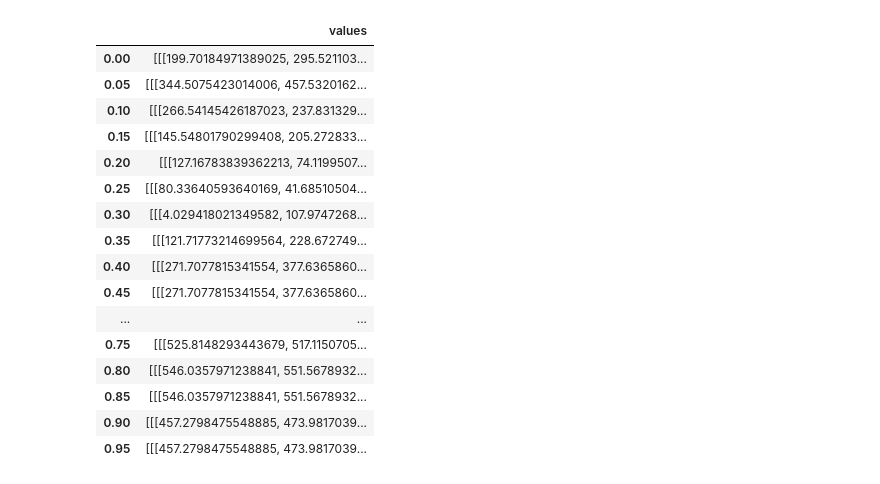
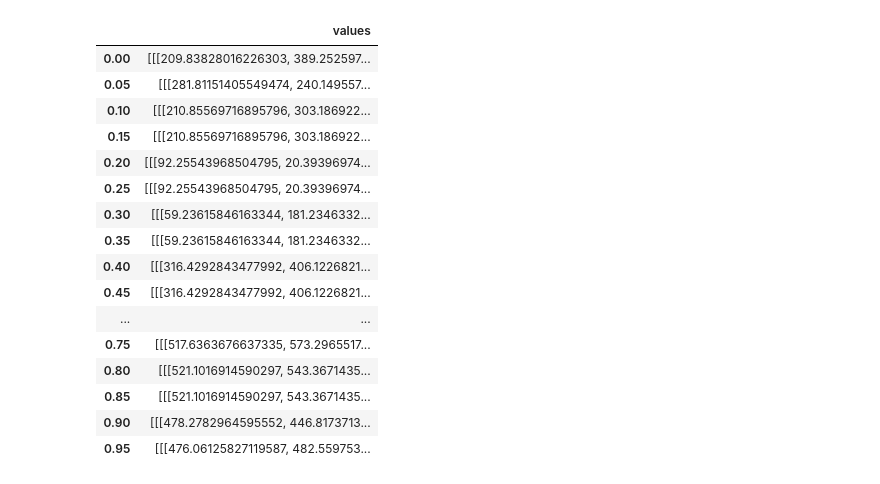
Before and after one commit to MaximilianHilbert/Bachelor-s-Thesis-CNNs, a Jupyter notebook: src/auswertung_hp.ipynb, the cells around one changed output. Saved outputs shown, nothing was run; the diff lists cells and outputs as text; code cells hidden in the pictures.

```diff
--- a/src/auswertung_hp.ipynb
+++ b/src/auswertung_hp.ipynb
@@ -5,57 +5,59 @@ import matplotlib.pyplot as plt
 import re
 import numpy as np
 # %%
-full_lst=os.listdir("evaluation_errors")
+path="evaluation_errors/current_state"
+full_lst=os.listdir(path)
 log_error_lst=[]
 noise_levels=[np.round(x, 2) for x in np.arange(0, 1.0, 1.0/20)]
 noise_df=pd.DataFrame(columns=["exp", "synth"], index=noise_levels)
 
 absolute_df=pd.DataFrame(columns=["values"], index=noise_levels)
 data_lst=[]
 for case in ["exp", "synth"]:
     for noise_level in noise_levels:
         log_error_lst=[]
         absolute_error_array_th=[]
         absolute_error_array_rh=[]
         absolute_error_array_sld=[]
         for filename in full_lst:
-            noise_matches=re.findall(f".*\_({noise_level}).*_logerror_{case}.csv$", filename)
+            noise_matches=re.findall(f".*\_({noise_level}).*_mse_errors_{case}.csv$", filename)
+
             if case=="exp":
                 absolute_matches_th=re.findall(f".*\_({noise_level}).*\_th.csv$", filename)
                 absolute_matches_rh=re.findall(f".*\_({noise_level}).*\_rh.csv$", filename)
                 absolute_matches_sld=re.findall(f".*\_({noise_level}).*\_sld.csv$", filename)
                 if absolute_matches_th:
-                    absolute_error_array_th.append(np.loadtxt(f"evaluation_errors/{filename}"))
+                    absolute_error_array_th.append(np.loadtxt(os.path.join(path, f"{filename}")))
                 if absolute_matches_rh:
-                    absolute_error_array_rh.append(np.loadtxt(f"evaluation_errors/{filename}"))
+                    absolute_error_array_rh.append(np.loadtxt(os.path.join(path, f"{filename}")))
                 if absolute_matches_sld:
-                    absolute_error_array_sld.append(np.loadtxt(f"evaluation_errors/{filename}"))
+                    absolute_error_array_sld.append(np.loadtxt(os.path.join(path, f"{filename}")))
             if noise_matches:
-                log_error_lst.append(np.loadtxt(f"evaluation_errors/{filename}"))
+                log_error_lst.append(np.loadtxt(os.path.join(path, f"{filename}")))
         noise_df.loc[noise_level, case]=log_error_lst
         if case=="exp":
 
             absolute_df.loc[noise_level, "values"]=[absolute_error_array_th, absolute_error_array_rh, absolute_error_array_sld]
 
 absolute_df
 # %% [output]
 |  | values |
-| 0.00 | [[[199.70184971389025, 295.521103... |
-| 0.05 | [[[344.5075423014006, 457.5320162... |
-| 0.10 | [[[266.54145426187023, 237.831329... |
-| 0.15 | [[[145.54801790299408, 205.272833... |
-| 0.20 | [[[127.16783839362213, 74.1199507... |
-| 0.25 | [[[80.33640593640169, 41.68510504... |
-| 0.30 | [[[4.029418021349582, 107.9747268... |
-| 0.35 | [[[121.71773214699564, 228.672749... |
-| 0.40 | [[[271.7077815341554, 377.6365860... |
-| 0.45 | [[[271.7077815341554, 377.6365860... |
+| 0.00 | [[[209.83828016226303, 389.252597... |
+| 0.05 | [[[281.81151405549474, 240.149557... |
+| 0.10 | [[[210.85569716895796, 303.186922... |
+| 0.15 | [[[210.85569716895796, 303.186922... |
+| 0.20 | [[[92.25543968504795, 20.39396974... |
+| 0.25 | [[[92.25543968504795, 20.39396974... |
+| 0.30 | [[[59.23615846163344, 181.2346332... |
+| 0.35 | [[[59.23615846163344, 181.2346332... |
+| 0.40 | [[[316.4292843477992, 406.1226821... |
+| 0.45 | [[[316.4292843477992, 406.1226821... |
 | ... | ... |
-| 0.75 | [[[525.8148293443679, 517.1150705... |
-| 0.80 | [[[546.0357971238841, 551.5678932... |
-| 0.85 | [[[546.0357971238841, 551.5678932... |
-| 0.90 | [[[457.2798475548885, 473.9817039... |
-| 0.95 | [[[457.2798475548885, 473.9817039... |
+| 0.75 | [[[517.6363676637335, 573.2965517... |
+| 0.80 | [[[521.1016914590297, 543.3671435... |
+| 0.85 | [[[521.1016914590297, 543.3671435... |
+| 0.90 | [[[478.2782964595552, 446.8173713... |
+| 0.95 | [[[476.06125827119587, 482.559753... |
 # %%
 prev_value = 1
 name = ""
```
Also changed, not shown: parts of 1 cell of this notebook, 11 other files.
